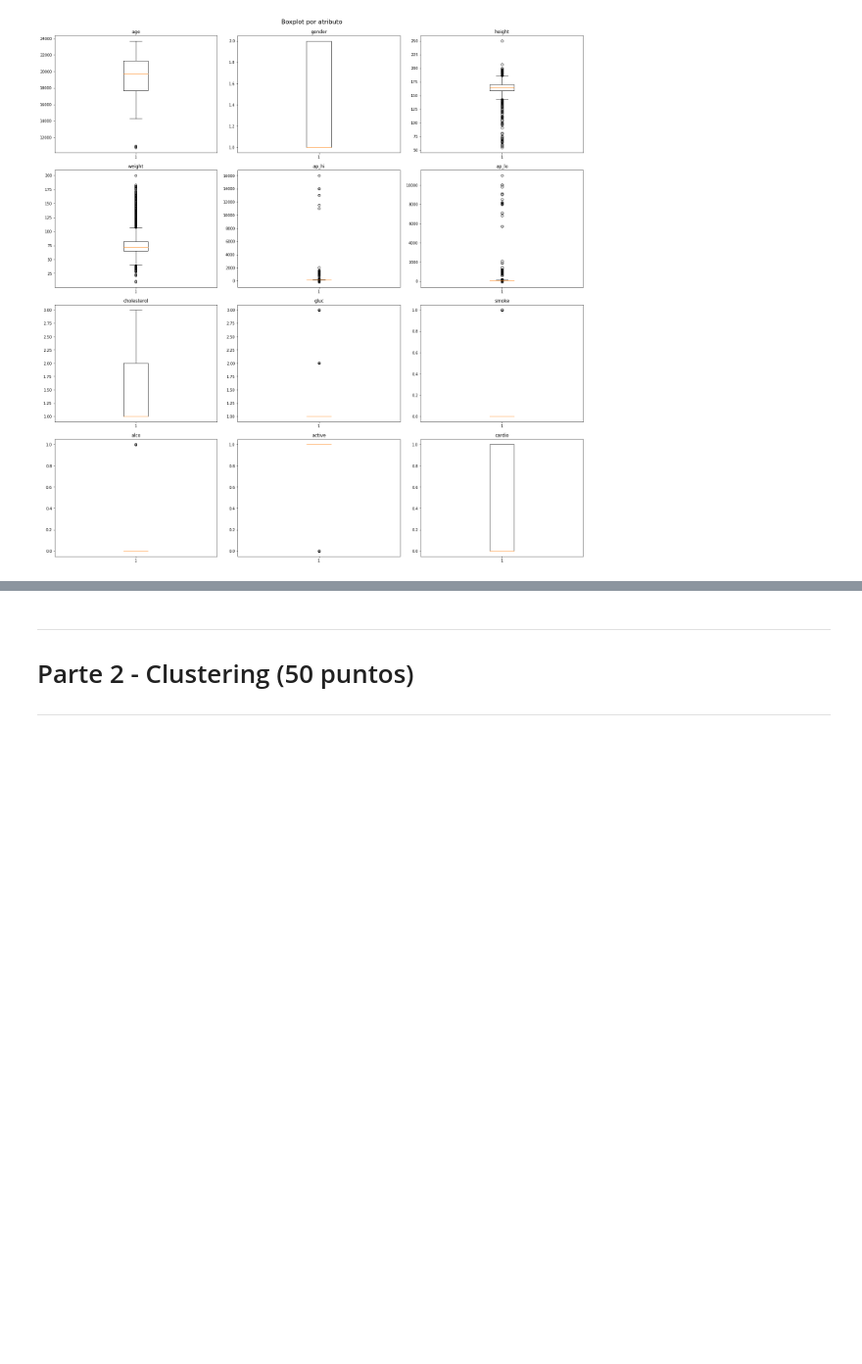
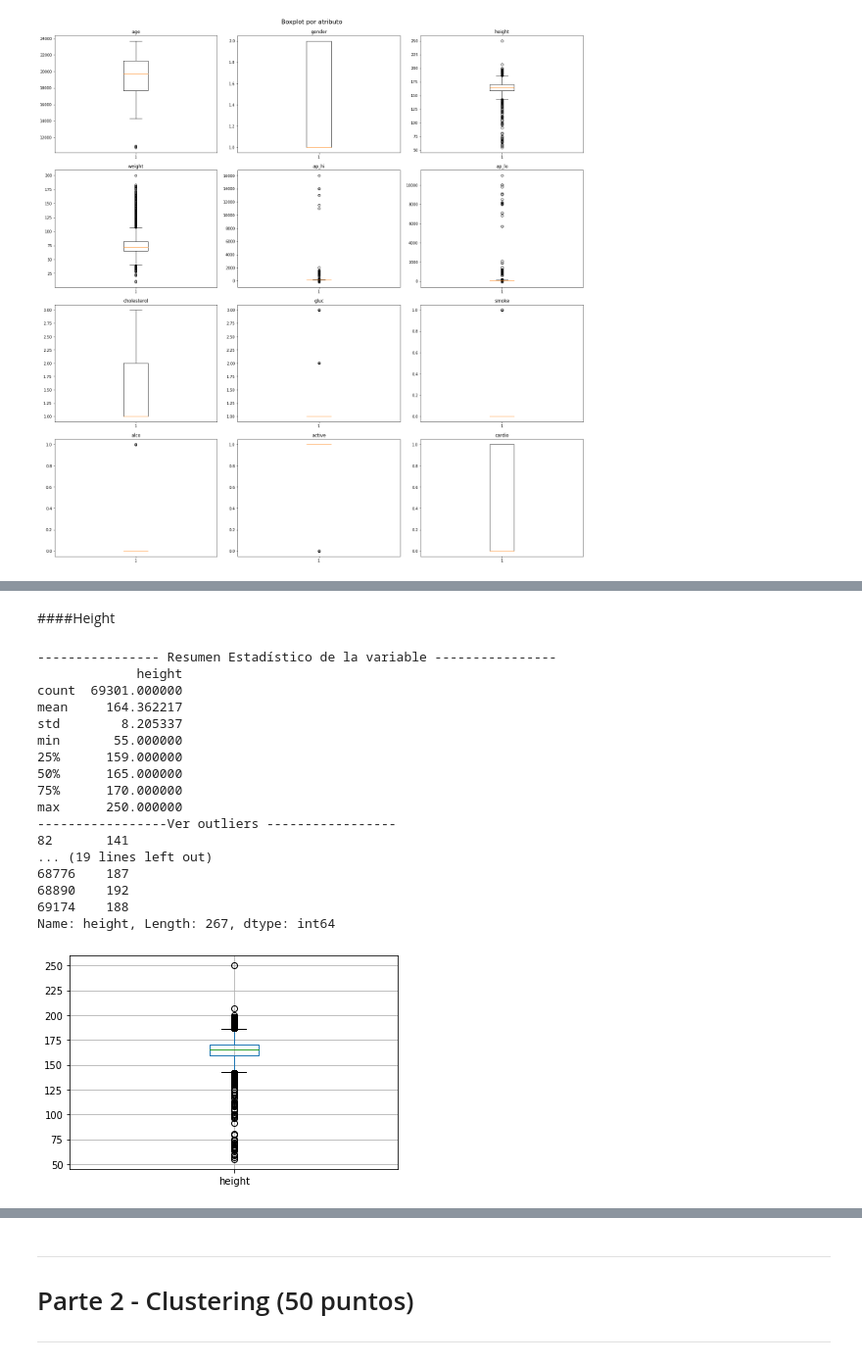
Before and after one commit to natalia0911/Tarea_Practica_3_IA, a Jupyter notebook: 2022_1_Trabajo_Practico_03_NataliaVargas_FabricioElizondo.ipynb, the cells around one changed output, grey strips where cells are left out. Shown at 98% size. Drawn from its saved outputs; the diff is of its cells as text; code cells hidden in the pictures; blank space fills up the shorter version.

```diff
--- a/2022_1_Trabajo_Practico_03_NataliaVargas_FabricioElizondo.ipynb
+++ b/2022_1_Trabajo_Practico_03_NataliaVargas_FabricioElizondo.ipynb
@@ -136,0 +212,33 @@ for i in range(4):
+# %% [markdown]
+####Height
+# %%
+data = pd.DataFrame(dataset.height)
+data.boxplot()
+
+print("---------------- Resumen Estadístico de la variable ----------------")
+print(data.describe())
+
+values = dataset.height
+print("-----------------Ver outliers -----------------")
+#Imprimir valores que se encuentren entre dichos cuartiles
+print(values[values.between(values.quantile(0), values.quantile(.003))] )
+print(values[values.between(values.quantile(.997), values.quantile(1))] )
+# %% [output]
+---------------- Resumen Estadístico de la variable ----------------
+             height
+count  69301.000000
+mean     164.362217
+std        8.205337
+min       55.000000
+25%      159.000000
+50%      165.000000
+75%      170.000000
+max      250.000000
+-----------------Ver outliers -----------------
+82       141
+... (19 lines left out)
+68776    187
+68890    192
+69174    188
+Name: height, Length: 267, dtype: int64
+[figure, added]
```
Also changed, not shown: parts of 50 cells of this notebook.
